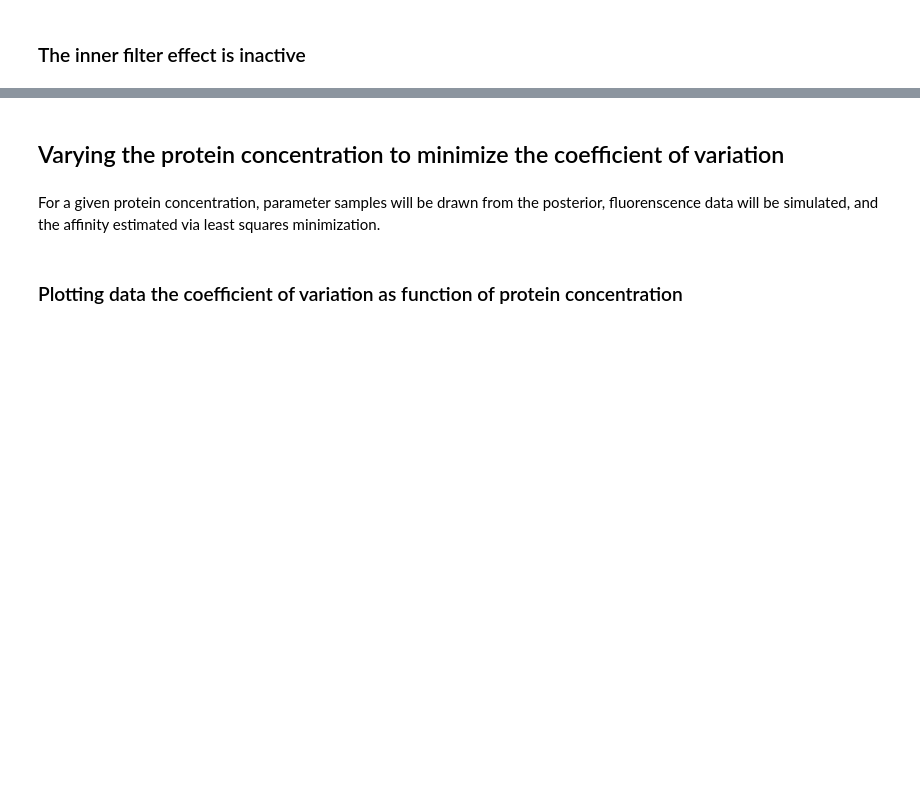
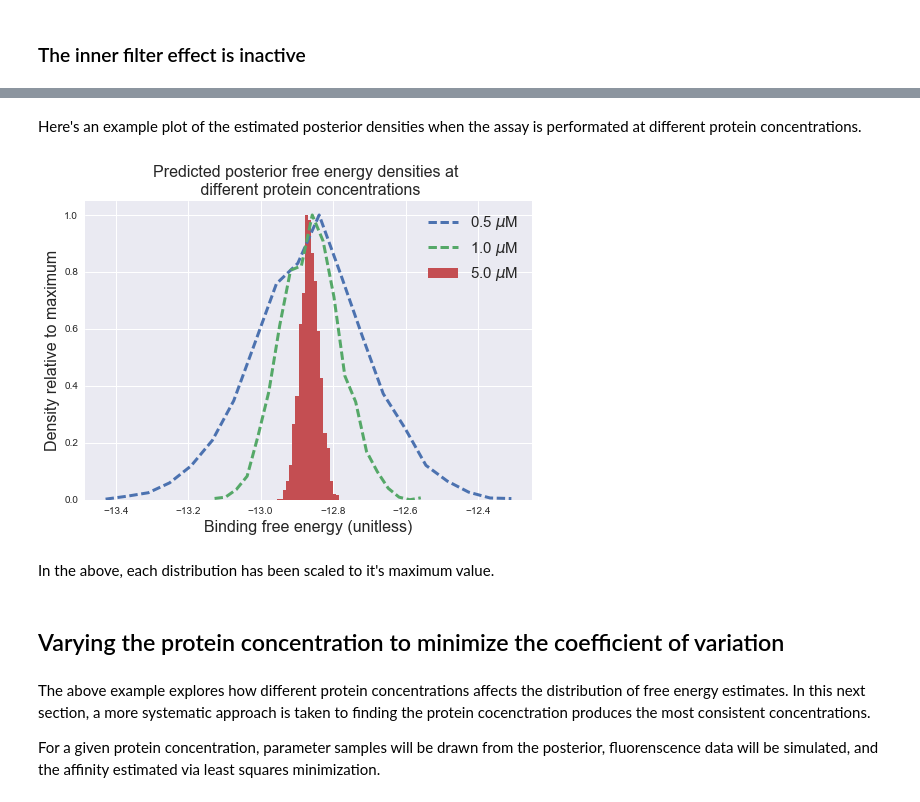
Before and after one commit to choderalab/assaytools, a Jupyter notebook: experimental_design/ExperimentalDesign.ipynb, the cells around one changed output, grey strips where cells are left out. Saved outputs shown, nothing was run; the diff lists cells and outputs as text; code cells hidden in the pictures; blank space fills up the shorter version.

```diff
--- a/experimental_design/ExperimentalDesign.ipynb
+++ b/experimental_design/ExperimentalDesign.ipynb
@@ -109,6 +139,41 @@ plt.show()
+# %%
+nsamples = 3000
+protein_concentrations = np.array([0.5E-6, 1E-6, 5E-6])
+estimates = np.zeros((len(protein_concentrations), nsamples))
+
+for i in range(len(protein_concentrations)):
+    sim_assay = AssaySimulator(pymc_data=data, l_total=L_total, p_total=protein_concentrations[i], inner_filter=False)
+    sim_assay.set_mean_parameters(pymc_data=data, t_equil=t_equil)
+    estimates[i,:] = sim_assay.generate_deltag_estimates(nsamples)
+# %% [markdown]
+Here's an example plot of the estimated posterior densities when the assay is performated at different protein concentrations.
+# %%
+import seaborn as sns
+cols = sns.color_palette("deep", 3)
+
+for i in range(len(protein_concentrations)):
+    hist, edges = np.histogram(estimates[i,:], bins=20, normed=True)
+    hist = hist/hist.max()
+    centers = edges[0:-1] + np.diff(edges) / 2.0
+    if i !=2:
+        plt.plot(centers, hist, lw=3, ls='--', color=cols[i], label="{} $\mu$M".format(protein_concentrations[i]*1.0E6))
+    else:
+        plt.bar(centers, hist, width=0.01, color=cols[i], label="{} $\mu$M".format(protein_concentrations[i]*1.0E6))
+
+plt.legend(fontsize=15)
+plt.title('Predicted posterior free energy density at \n different protein concentrations', fontsize=16)
+plt.xlabel('Binding free energy (unitless)', fontsize=16)
+plt.ylabel('Density relative to maximum', fontsize=16)
+plt.show()
+# %% [output]
+[figure, added]
+# %% [markdown]
+In the above, each distribution has been scaled to it's maximum value.
 # %% [markdown]
 ## Varying the protein concentration to minimize the coefficient of variation
 # %% [markdown]
+The above example explores how different protein concentrations affects the distribution of free energy estimates. In this next section, a more systematic approach is taken to finding the protein cocenctration produces the most consistent concentrations.
+
 For a given protein concentration, parameter samples will be drawn from the posterior, fluorenscence data will be simulated, and the affinity estimated via least squares minimization.
 # %%
 # The ligand concentrations used in the assay
@@ -123,5 +188,3 @@ nsamples = 10              # The number of repeated fluorescence draws for each
 
 # Predict the coeffecient of variation, variance and bias for the ligand and protein concentrations
 (CV, Var, Bias2) = predict_assay_error(data, L_total, P_totals, nsamples, nposterior_samples, t_equil=t_equil, inner_filter=True, geometry='top')
-# %% [markdown]
-### Plotting data the coefficient of variation as function of protein concentration
```
Also changed, not shown: parts of 14 cells of this notebook, 1 other file.
